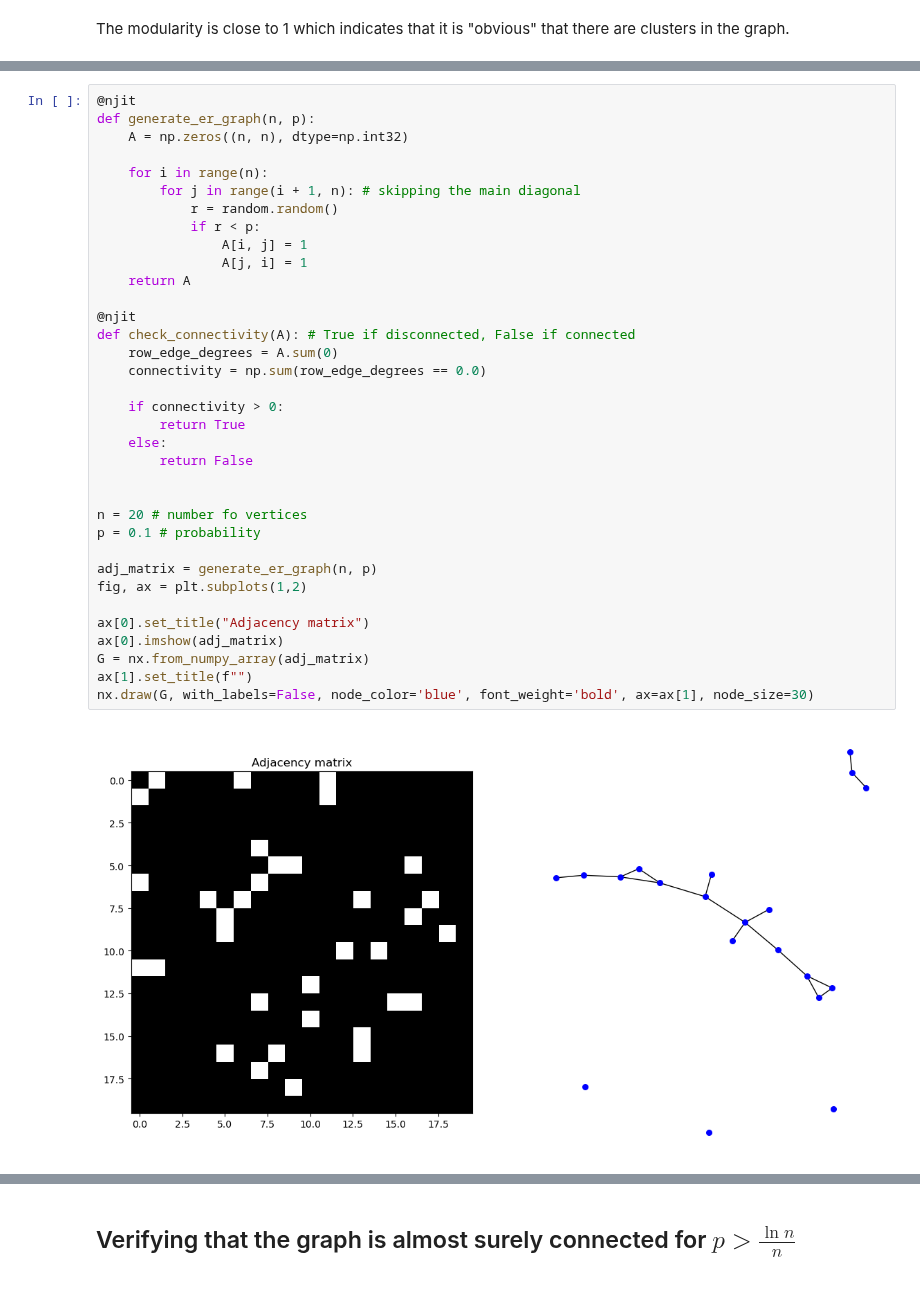
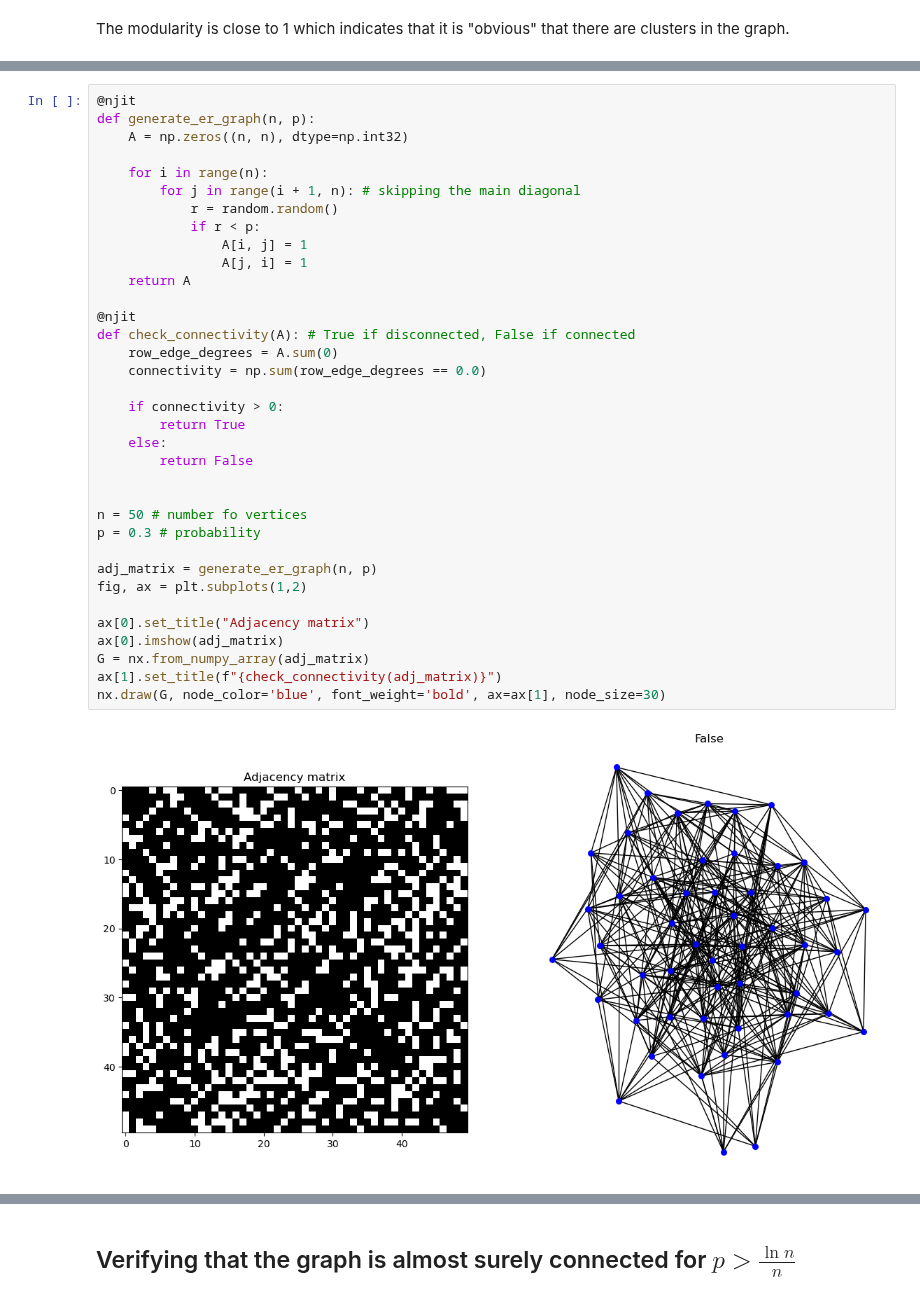
Before and after one commit to SunAndClouds/ComplexSystems, a Jupyter notebook: Lab3.ipynb, the cells around one changed output, grey strips where cells are left out. Saved outputs shown, nothing was run; the diff lists cells and outputs as text.

```diff
--- a/Lab3.ipynb
+++ b/Lab3.ipynb
@@ -159,38 +129,38 @@ The modularity is close to 1 which indicates that it is "obvious" that there are
 def generate_er_graph(n, p):
     A = np.zeros((n, n), dtype=np.int32)
 
     for i in range(n):
         for j in range(i + 1, n): # skipping the main diagonal
             r = random.random()
             if r < p:
                 A[i, j] = 1
                 A[j, i] = 1
     return A
 
 @njit
 def check_connectivity(A): # True if disconnected, False if connected
     row_edge_degrees = A.sum(0)
     connectivity = np.sum(row_edge_degrees == 0.0)
 
     if connectivity > 0:
         return True
     else:
         return False
 
 
-n = 20 # number fo vertices
-p = 0.1 # probability
+n = 50 # number fo vertices
+p = 0.3 # probability
 
 adj_matrix = generate_er_graph(n, p)
 fig, ax = plt.subplots(1,2)
 
 ax[0].set_title("Adjacency matrix")
 ax[0].imshow(adj_matrix)
 G = nx.from_numpy_array(adj_matrix)
-ax[1].set_title(f"")
-nx.draw(G, with_labels=False, node_color='blue', font_weight='bold', ax=ax[1], node_size=30)
+ax[1].set_title(f"{check_connectivity(adj_matrix)}")
+nx.draw(G, node_color='blue', font_weight='bold', ax=ax[1], node_size=30)
 # %% [output]
-[figure, old version]
+[figure, new version]
 # %% [markdown]
 ## Verifying that the graph is almost surely disconnected for $p < \frac{\ln n}{n}$
 The adjacency matrix is symmetric for an undirected graph. If it is disconnected, then there exist a vertex that have edge degree zero.
```
Also changed, not shown: parts of 18 cells of this notebook.
